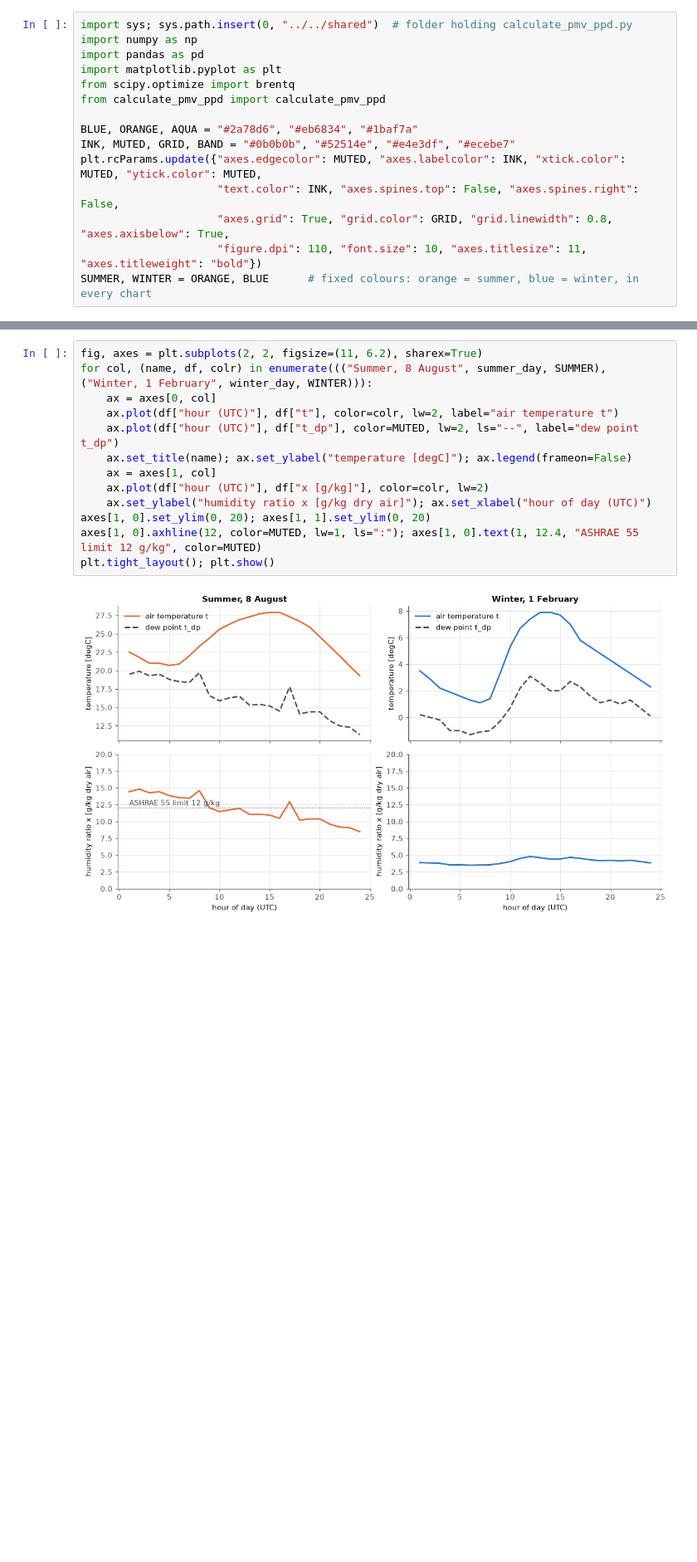
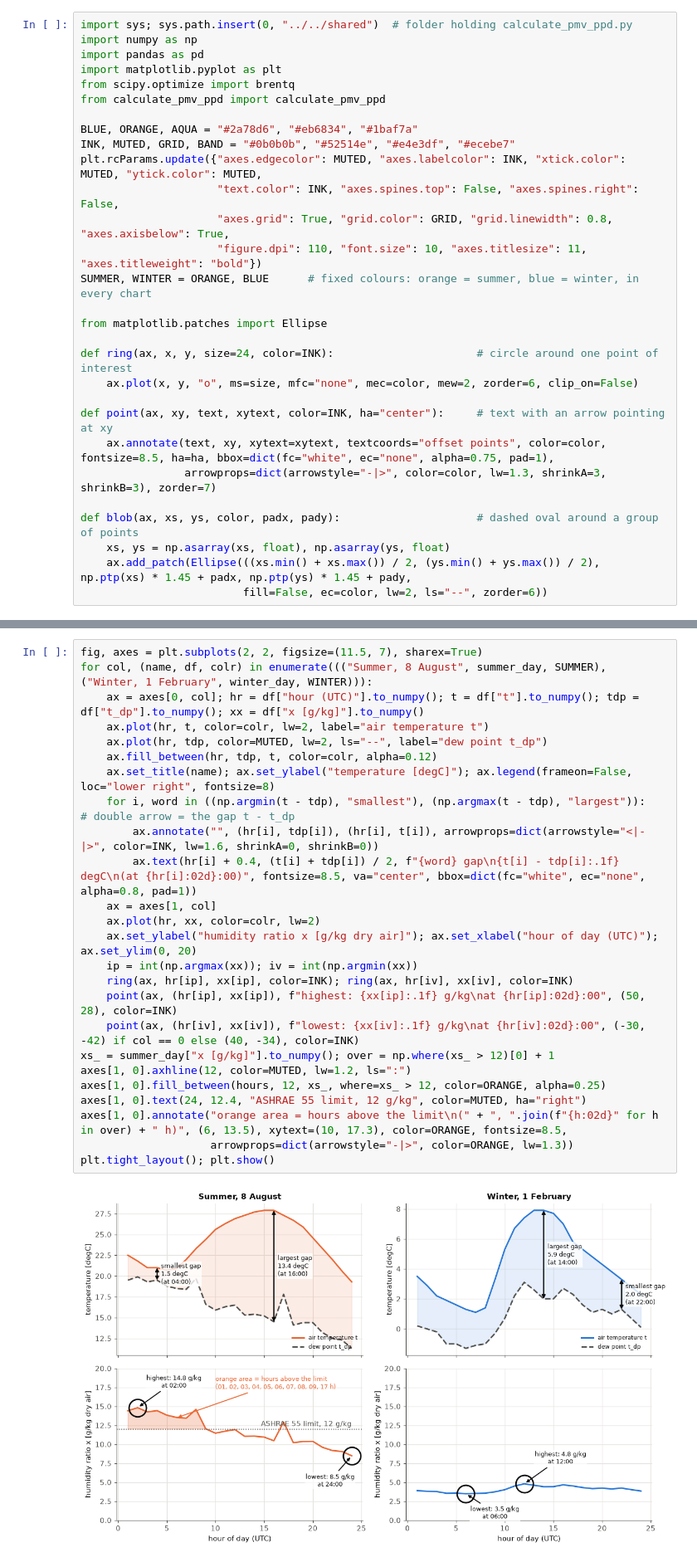
Before and after one commit to mariosakka/human-centric-ai-for-energy-management-labs, a Jupyter notebook: lab-2/explanation-notebooks/lab-2-plus-lecture-challenge/lab-2-in-depth.ipynb, the cells around one changed output, grey strips where cells are left out. Shown at 83% size. Saved outputs shown, nothing was run; the diff lists cells and outputs as text; blank space fills up the shorter version.

```diff
--- a/lab-2/explanation-notebooks/lab-2-plus-lecture-challenge/lab-2-in-depth.ipynb
+++ b/lab-2/explanation-notebooks/lab-2-plus-lecture-challenge/lab-2-in-depth.ipynb
@@ -26,6 +45,20 @@ plt.rcParams.update({"axes.edgecolor": MUTED, "axes.labelcolor": INK, "xtick.col
                      "axes.grid": True, "grid.color": GRID, "grid.linewidth": 0.8, "axes.axisbelow": True,
                      "figure.dpi": 110, "font.size": 10, "axes.titlesize": 11, "axes.titleweight": "bold"})
 SUMMER, WINTER = ORANGE, BLUE      # fixed colours: orange = summer, blue = winter, in every chart
+
+from matplotlib.patches import Ellipse
+
+def ring(ax, x, y, size=24, color=INK):                      # circle around one point of interest
+    ax.plot(x, y, "o", ms=size, mfc="none", mec=color, mew=2, zorder=6, clip_on=False)
+
+def point(ax, xy, text, xytext, color=INK, ha="center"):     # text with an arrow pointing at xy
+    ax.annotate(text, xy, xytext=xytext, textcoords="offset points", color=color, fontsize=8.5, ha=ha, bbox=dict(fc="white", ec="none", alpha=0.75, pad=1),
+                arrowprops=dict(arrowstyle="-|>", color=color, lw=1.3, shrinkA=3, shrinkB=3), zorder=7)
+
+def blob(ax, xs, ys, color, padx, pady):                     # dashed oval around a group of points
+    xs, ys = np.asarray(xs, float), np.asarray(ys, float)
+    ax.add_patch(Ellipse(((xs.min() + xs.max()) / 2, (ys.min() + ys.max()) / 2), np.ptp(xs) * 1.45 + padx, np.ptp(ys) * 1.45 + pady,
+                         fill=False, ec=color, lw=2, ls="--", zorder=6))
 # %% [markdown]
 # Part A: Sheet 1, the moist-air (psychrometrics) challenge
 
@@ -385,19 +520,31 @@ WINTER, 1 February
 | t_dp | 2.60 | 2.00 | 2.00 | 2.70 | 2.30 | 1.6 | 1.10 | 1.30 | 1.00 | 1.30 | 0.70 | ... |
 | h [kJ/kg] | 19.50 | 19.00 | 18.80 | 18.70 | 17.10 | 16.1 | 15.20 | 14.90 | 14.10 | 13.90 | 12.90 | ... |
 # %%
-fig, axes = plt.subplots(2, 2, figsize=(11, 6.2), sharex=True)
+fig, axes = plt.subplots(2, 2, figsize=(11.5, 7), sharex=True)
 for col, (name, df, colr) in enumerate((("Summer, 8 August", summer_day, SUMMER), ("Winter, 1 February", winter_day, WINTER))):
-    ax = axes[0, col]
-    ax.plot(df["hour (UTC)"], df["t"], color=colr, lw=2, label="air temperature t")
-    ax.plot(df["hour (UTC)"], df["t_dp"], color=MUTED, lw=2, ls="--", label="dew point t_dp")
-    ax.set_title(name); ax.set_ylabel("temperature [degC]"); ax.legend(frameon=False)
+    ax = axes[0, col]; hr = df["hour (UTC)"].to_numpy(); t = df["t"].to_numpy(); tdp = df["t_dp"].to_numpy(); xx = df["x [g/kg]"].to_numpy()
+    ax.plot(hr, t, color=colr, lw=2, label="air temperature t")
+    ax.plot(hr, tdp, color=MUTED, lw=2, ls="--", label="dew point t_dp")
+    ax.fill_between(hr, tdp, t, color=colr, alpha=0.12)
+    ax.set_title(name); ax.set_ylabel("temperature [degC]"); ax.legend(frameon=False, loc="lower right", fontsize=8)
+    for i, word in ((np.argmin(t - tdp), "smallest"), (np.argmax(t - tdp), "largest")):      # double arrow = the gap t - t_dp
+        ax.annotate("", (hr[i], tdp[i]), (hr[i], t[i]), arrowprops=dict(arrowstyle="<|-|>", color=INK, lw=1.6, shrinkA=0, shrinkB=0))
+        ax.text(hr[i] + 0.4, (t[i] + tdp[i]) / 2, f"{word} gap\n{t[i] - tdp[i]:.1f} degC\n(at {hr[i]:02d}:00)", fontsize=8.5, va="center", bbox=dict(fc="white", ec="none", alpha=0.8, pad=1))
     ax = axes[1, col]
-    ax.plot(df["hour (UTC)"], df["x [g/kg]"], color=colr, lw=2)
-    ax.set_ylabel("humidity ratio x [g/kg dry air]"); ax.set_xlabel("hour of day (UTC)")
-axes[1, 0].set_ylim(0, 20); axes[1, 1].set_ylim(0, 20)
-axes[1, 0].axhline(12, color=MUTED, lw=1, ls=":"); axes[1, 0].text(1, 12.4, "ASHRAE 55 limit 12 g/kg", color=MUTED)
+    ax.plot(hr, xx, color=colr, lw=2)
+    ax.set_ylabel("humidity ratio x [g/kg dry air]"); ax.set_xlabel("hour of day (UTC)"); ax.set_ylim(0, 20)
+    ip = int(np.argmax(xx)); iv = int(np.argmin(xx))
+    ring(ax, hr[ip], xx[ip], color=INK); ring(ax, hr[iv], xx[iv], color=INK)
+    point(ax, (hr[ip], xx[ip]), f"highest: {xx[ip]:.1f} g/kg\nat {hr[ip]:02d}:00", (50, 28), color=INK)
+    point(ax, (hr[iv], xx[iv]), f"lowest: {xx[iv]:.1f} g/kg\nat {hr[iv]:02d}:00", (-30, -42) if col == 0 else (40, -34), color=INK)
+xs_ = summer_day["x [g/kg]"].to_numpy(); over = np.where(xs_ > 12)[0] + 1
+axes[1, 0].axhline(12, color=MUTED, lw=1.2, ls=":")
+axes[1, 0].fill_between(hours, 12, xs_, where=xs_ > 12, color=ORANGE, alpha=0.25)
+axes[1, 0].text(24, 12.4, "ASHRAE 55 limit, 12 g/kg", color=MUTED, ha="right")
+axes[1, 0].annotate("orange area = hours above the limit\n(" + ", ".join(f"{h:02d}" for h in over) + " h)", (6, 13.5), xytext=(10, 17.3), color=ORANGE, fontsize=8.5,
+                    arrowprops=dict(arrowstyle="-|>", color=ORANGE, lw=1.3))
 plt.tight_layout(); plt.show()
 # %% [output]
-[figure, old version]
+[figure, new version]
 # %% [markdown]
 **Reading it.**
```
Also changed, not shown: parts of 50 cells of this notebook, 3 other files.
